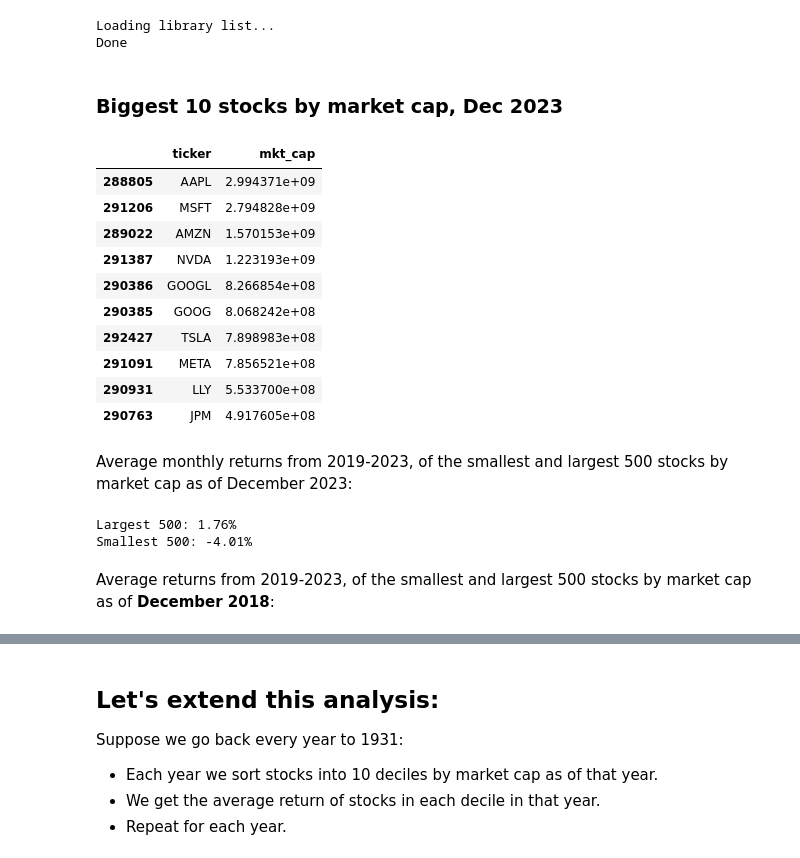
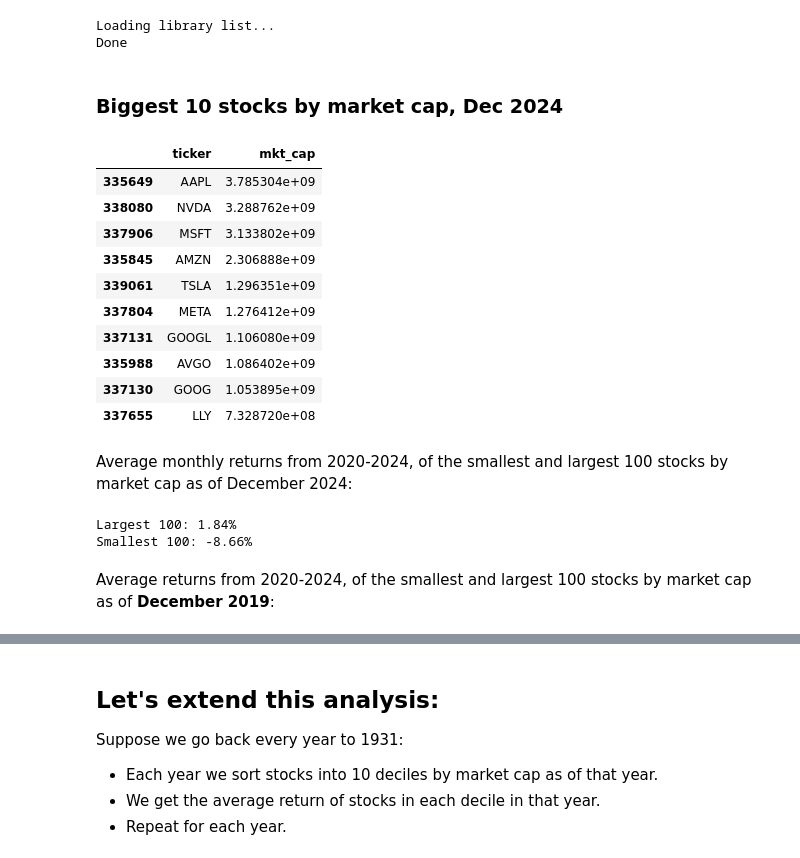
Before and after one commit to wgjm1986/FIN323, a Jupyter notebook: Module 2/Week 5 - Evidence on returns to active strategies/Evidence on returns to active strategies.ipynb, the cells around one changed output, grey strips where cells are left out. Saved outputs shown, nothing was run; the diff lists cells and outputs as text; code cells hidden in the pictures.

```diff
--- a/Module 2/Week 5 - Evidence on returns to active strategies/Evidence on returns to active strategies.ipynb
+++ b/Module 2/Week 5 - Evidence on returns to active strategies/Evidence on returns to active strategies.ipynb
@@ -56,7 +56,7 @@ ON
 AND
     m.date BETWEEN n.namedt AND n.nameendt
 WHERE
-    m.date BETWEEN '1930-01-01' AND '2023-12-31'
+    m.date BETWEEN '1930-01-01' AND '2024-12-31'
 AND
     n.shrcd in (10,11)
 ORDER BY
@@ -76,19 +76,19 @@ monthly_stocks['month'] = monthly_stocks['date'].dt.month
 Loading library list...
 Done
 # %% [markdown]
-### Biggest 10 stocks by market cap, Dec 2023
+### Biggest 10 stocks by market cap, Dec 2024
 # %%
-monthly_stocks[(monthly_stocks['year']==2023) & (monthly_stocks['month']==12)].drop_duplicates('ticker',keep='first').nlargest(10,'mkt_cap')[['ticker','mkt_cap']]
+monthly_stocks[(monthly_stocks['year']==2024) & (monthly_stocks['month']==12)].drop_duplicates('ticker',keep='first').nlargest(10,'mkt_cap')[['ticker','mkt_cap']]
 # %% [output]
 |  | ticker | mkt_cap |
-| 288805 | AAPL | 2.994371e+09 |
-| 291206 | MSFT | 2.794828e+09 |
-| 289022 | AMZN | 1.570153e+09 |
-| 291387 | NVDA | 1.223193e+09 |
-| 290386 | GOOGL | 8.266854e+08 |
-| 290385 | GOOG | 8.068242e+08 |
-| 292427 | TSLA | 7.898983e+08 |
-| 291091 | META | 7.856521e+08 |
-| 290931 | LLY | 5.533700e+08 |
-| 290763 | JPM | 4.917605e+08 |
+| 335649 | AAPL | 3.785304e+09 |
+| 338080 | NVDA | 3.288762e+09 |
+| 337906 | MSFT | 3.133802e+09 |
+| 335845 | AMZN | 2.306888e+09 |
+| 339061 | TSLA | 1.296351e+09 |
+| 337804 | META | 1.276412e+09 |
+| 337131 | GOOGL | 1.106080e+09 |
+| 335988 | AVGO | 1.086402e+09 |
+| 337130 | GOOG | 1.053895e+09 |
+| 337655 | LLY | 7.328720e+08 |
 # %%
@@ -99,13 +99,13 @@ Dec_2023_MC_returns = monthly_stocks[(monthly_stocks['year'] == 2023) & (monthly
 # %% [markdown]
-Average monthly returns from 2019-2023, of the smallest and largest 500 stocks by market cap as of December 2023:
+Average monthly returns from 2020-2024, of the smallest and largest 100 stocks by market cap as of December 2024:
 # %%
-large_cap_avg_return = Dec_2023_MC_returns.nlargest(500,'mkt_cap')['ret_2023'].mean()
-print(f"Largest 500: {100*large_cap_avg_return :.2f}%")
-small_cap_avg_return = Dec_2023_MC_returns.nsmallest(500,'mkt_cap')['ret_2023'].mean()
-print(f"Smallest 500: {100*small_cap_avg_return :.2f}%")
+large_cap_avg_return = Dec_2024_MC_returns.nlargest(100,'mkt_cap')['ret_2024'].mean()
+print(f"Largest 100: {100*large_cap_avg_return :.2f}%")
+small_cap_avg_return = Dec_2024_MC_returns.nsmallest(100,'mkt_cap')['ret_2024'].mean()
+print(f"Smallest 100: {100*small_cap_avg_return :.2f}%")
 # %% [output]
-Largest 500: 1.76%
-Smallest 500: -4.01%
+Largest 100: 1.84%
+Smallest 100: -8.66%
 # %% [markdown]
-Average returns from 2019-2023, of the smallest and largest 500 stocks by market cap as of **December 2018**:
+Average returns from 2020-2024, of the smallest and largest 100 stocks by market cap as of **December 2019**:
 # %%
```
Also changed, not shown: parts of 16 cells of this notebook, 3 other files.
